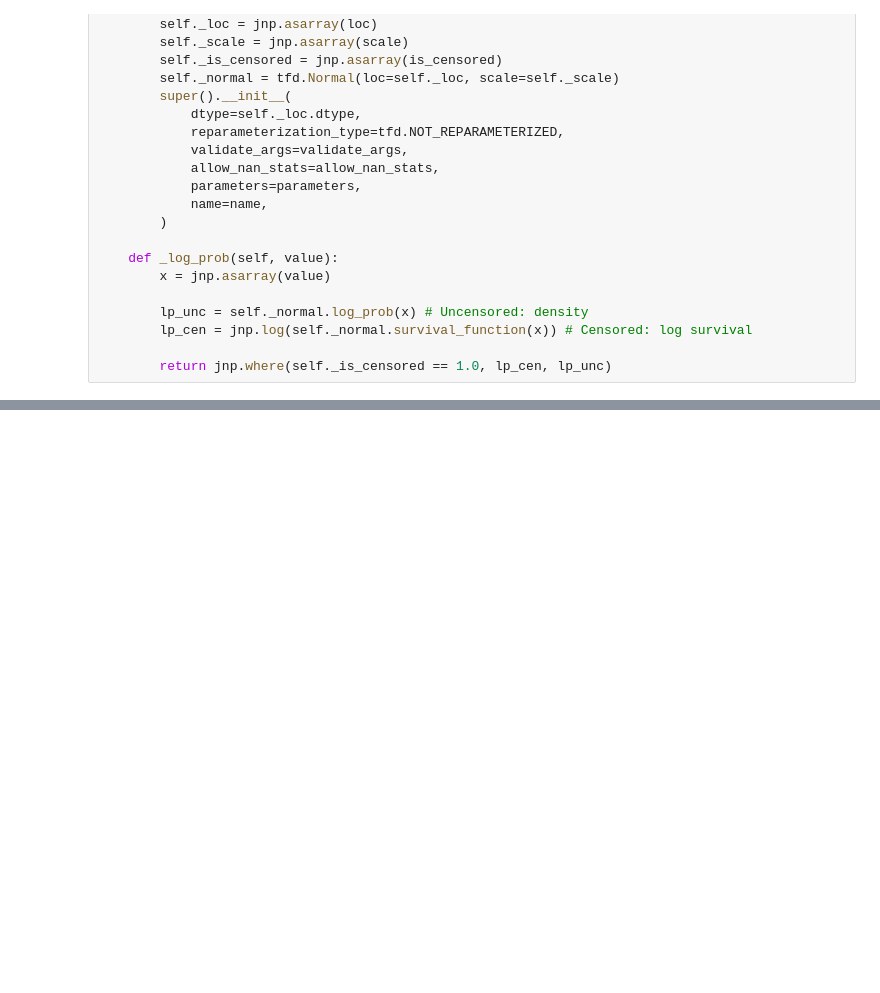
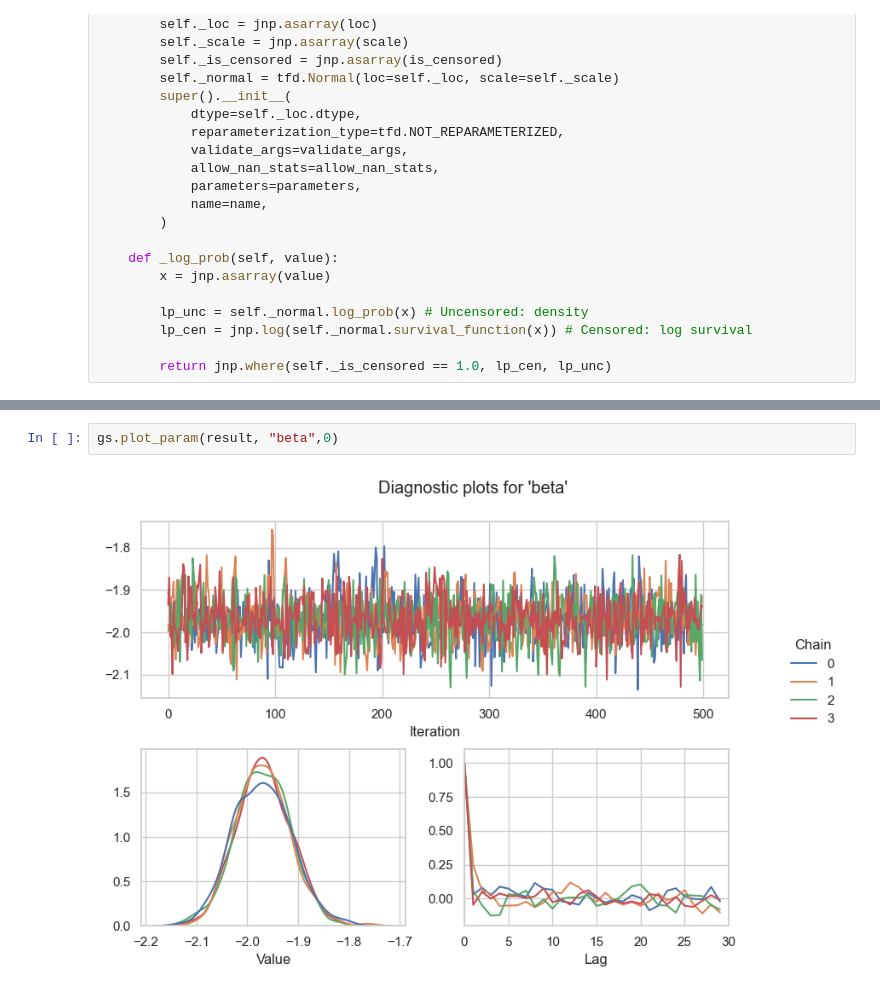
Before and after one commit to liesel-devs/statistics-retreat-2025, a Jupyter notebook: notebooks/surv_Jinbo.ipynb, the cells around one changed output, grey strips where cells are left out. Drawn from its saved outputs; the diff is of its cells as text; blank space fills up the shorter version.

```diff
--- a/notebooks/surv_Jinbo.ipynb
+++ b/notebooks/surv_Jinbo.ipynb
@@ -140,0 +254,4 @@ gs.plot_param(result, "loc")
+# %%
+gs.plot_param(result, "beta",0)
+# %% [output]
+[figure, added]
```
Also changed, not shown: parts of 18 cells of this notebook.
